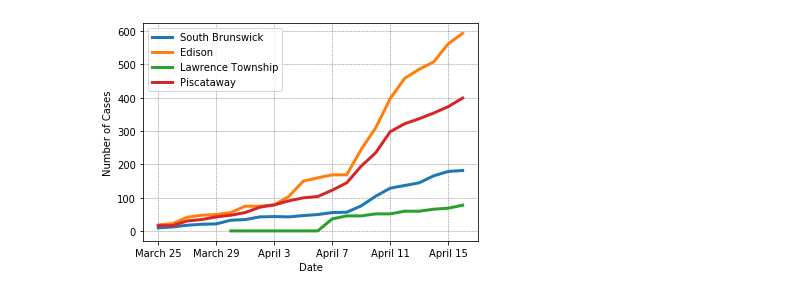
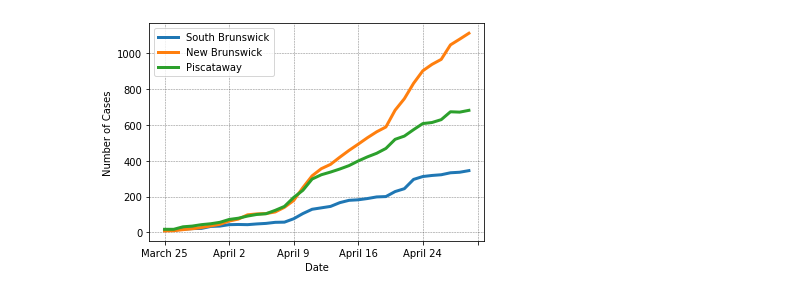
Before and after one commit to saaqebs/analytics-coronavirus-nj, a Jupyter notebook: SaaqebAnalytics.ipynb, the cells around one changed output. Drawn from its saved outputs; the diff is of its cells as text; code cells hidden in the pictures.

```diff
--- a/SaaqebAnalytics.ipynb
+++ b/SaaqebAnalytics.ipynb
@@ -53,7 +55,7 @@ def get_graph_from_municipalities(municipals):
         lines.append(line)
 
     plt.legend(handles=lines, loc='upper left')
-    plt.xticks([0,4,8,12,16,20])
+    plt.xticks(np.array([0,7,14,21,28,34]))
     plt.grid(b=True, color='black',alpha=0.5,linestyle='dashed', linewidth=0.5)
     plt.xlabel('Date')
     plt.ylabel('Number of Cases')
@@ -65,7 +67,7 @@ get_graph_for_municipality('South Brunswick')
 # %%
 north = ['']
-central = ['South Brunswick','Edison','Lawrence Township','Piscataway']
+central = ['South Brunswick','New Brunswick','Piscataway']
 
 get_graph_from_municipalities(central)
 # %% [output]
-[figure, old version]
+[figure, new version]
```
Also changed, not shown: parts of 6 cells of this notebook, 4 other files.
